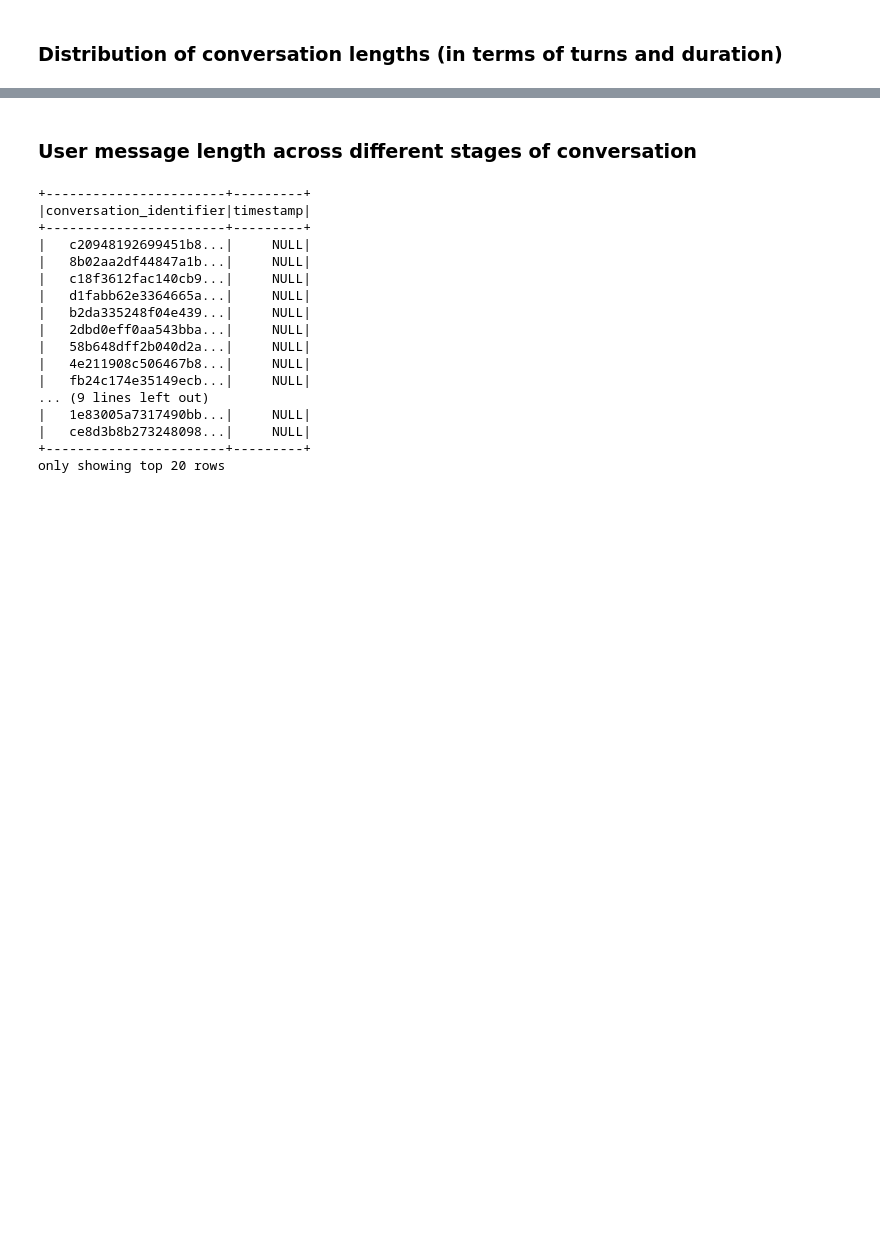
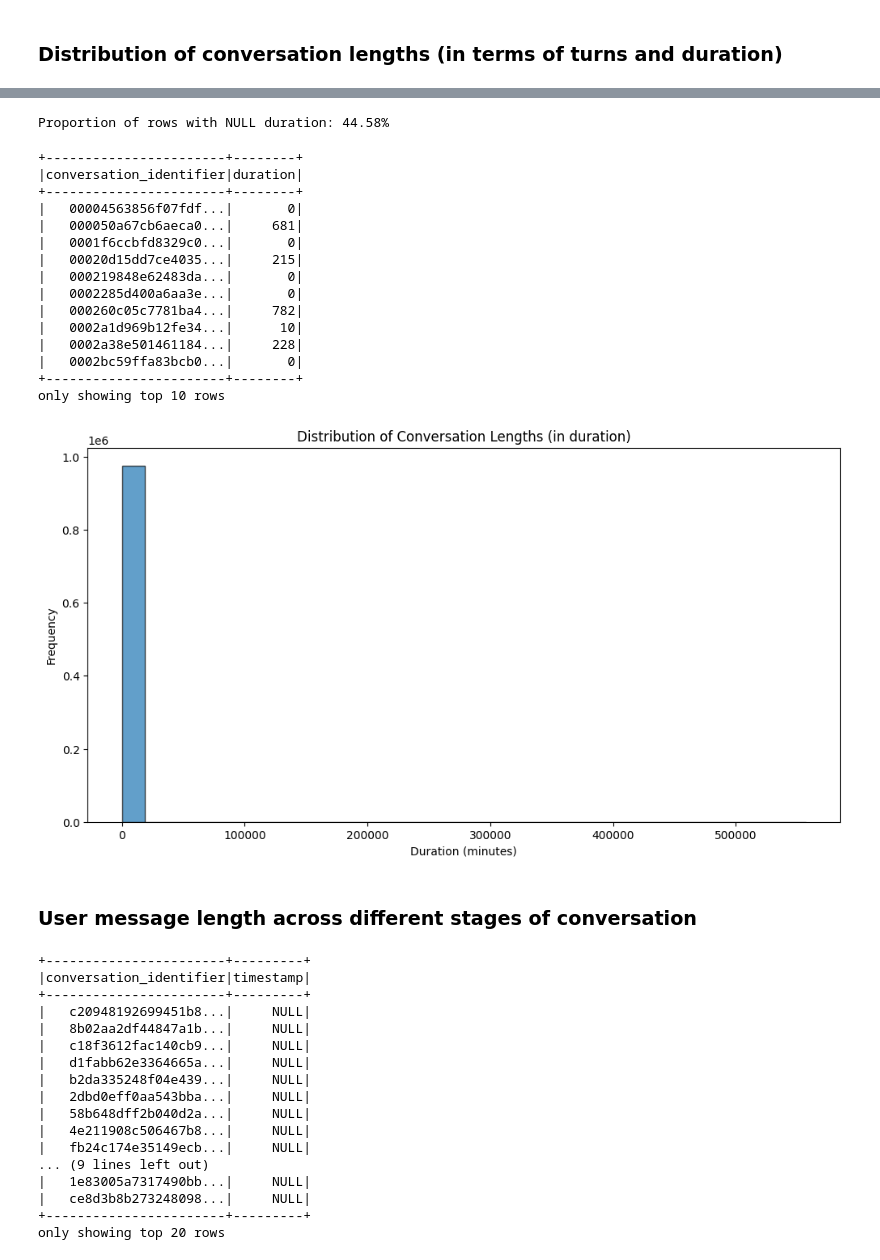
Before and after one commit to nlgkhoi/mbd-project-ut, a Jupyter notebook: conversation_structure_Nicolas.ipynb, the cells around one changed output, grey strips where cells are left out. Saved outputs shown, nothing was run; the diff lists cells and outputs as text; code cells hidden in the pictures; blank space fills up the shorter version.

```diff
--- a/conversation_structure_Nicolas.ipynb
+++ b/conversation_structure_Nicolas.ipynb
@@ -216,3 +240,72 @@ only showing top 10 rows
+# %%
+from pyspark.sql.functions import col, min, max, unix_timestamp, explode, to_timestamp
+from pyspark.sql.window import Window
+from pyspark.sql.functions import row_number
+
+# Explode the conversation array to have one row per message
+exploded_df = combined_df.withColumn("message", explode("conversation"))
+
+# Extract the timestamp field from the message column
+exploded_df = exploded_df.withColumn("message_timestamp", col("message.timestamp"))
+
+# Convert the message_timestamp to TIMESTAMP type if necessary
+exploded_df = exploded_df.withColumn("message_timestamp", to_timestamp(col("message_timestamp")))
+
+# Define the window specification
+window_spec = Window.partitionBy("conversation_identifier")
+
+# Calculate the start and end time for each conversation
+conversation_duration_df = exploded_df.withColumn("start_time", min("message_timestamp").over(window_spec)) \
+                                      .withColumn("end_time", max("message_timestamp").over(window_spec)) \
+                                      .withColumn("duration", unix_timestamp(col("end_time")) - unix_timestamp(col("start_time")))
+
+# Calculate the proportion of rows with NULL duration
+total_rows = conversation_duration_df.count()
+null_duration_rows = conversation_duration_df.filter(col("duration").isNull()).count()
+proportion_null_duration = null_duration_rows / total_rows
+
+print(f"Proportion of rows with NULL duration: {proportion_null_duration:.2%}")
+
+# Filter out rows where duration is NULL
+conversation_duration_df = conversation_duration_df.filter(col("duration").isNotNull())
+# Keep only one row per conversation_identifier by selecting the first occurrence
+conversation_duration_df = conversation_duration_df.withColumn("row_number", row_number().over(window_spec.orderBy("start_time"))) \
+                                                   .filter(col("row_number") == 1) \
+                                                   .drop("row_number")
+# Show the results
+conversation_duration_df.select("conversation_identifier", "duration").show(10)
+
+# Convert to Pandas DataFrame for visualization
+duration_pd_df = conversation_duration_df.select("duration").toPandas()
+# Convert duration from seconds to minutes
+duration_pd_df["duration"] = duration_pd_df["duration"] / 60
+
+# Plot the distribution of conversation durations in minutes
+plt.figure(figsize=(12, 6))
+plt.hist(duration_pd_df["duration"], bins=30, edgecolor='k', alpha=0.7)
+plt.title("Distribution of Conversation Lengths (in duration)")
+plt.xlabel("Duration (minutes)")
+plt.ylabel("Frequency")
+#plt.xlim(0, 20000)
+plt.show()
+# %% [output]
+Proportion of rows with NULL duration: 44.58%
++-----------------------+--------+
+|conversation_identifier|duration|
++-----------------------+--------+
+|   00004563856f07fdf...|       0|
+|   000050a67cb6aeca0...|     681|
+|   0001f6ccbfd8329c0...|       0|
+|   00020d15dd7ce4035...|     215|
+|   000219848e62483da...|       0|
+|   0002285d400a6aa3e...|       0|
+|   000260c05c7781ba4...|     782|
+|   0002a1d969b12fe34...|      10|
+|   0002a38e501461184...|     228|
+|   0002bc59ffa83bcb0...|       0|
++-----------------------+--------+
+only showing top 10 rows
+[figure, added]
 # %% [markdown]
 ### User message length across different stages of conversation
 # %%
```
Also changed, not shown: parts of 10 cells of this notebook, 1 other file.
